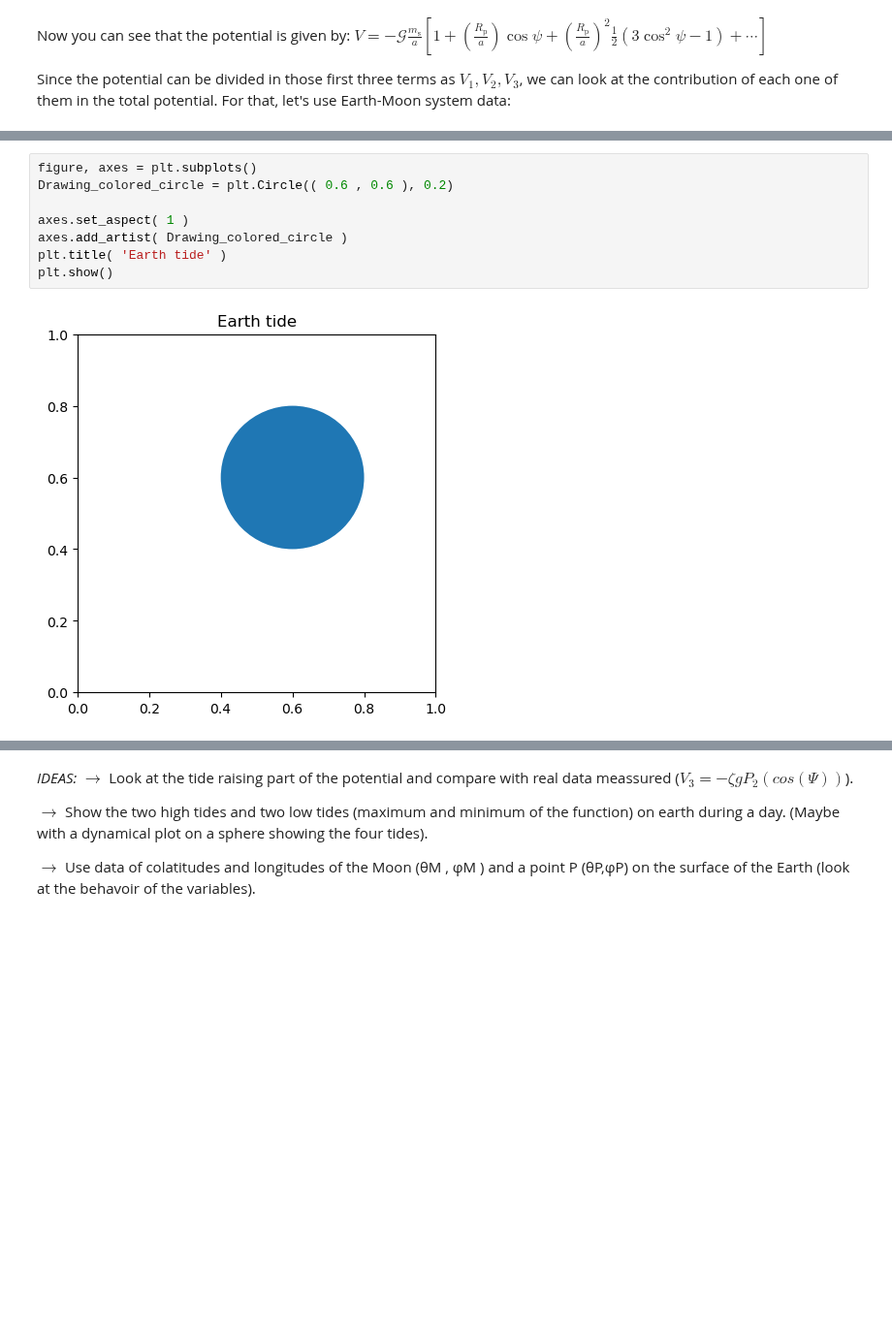
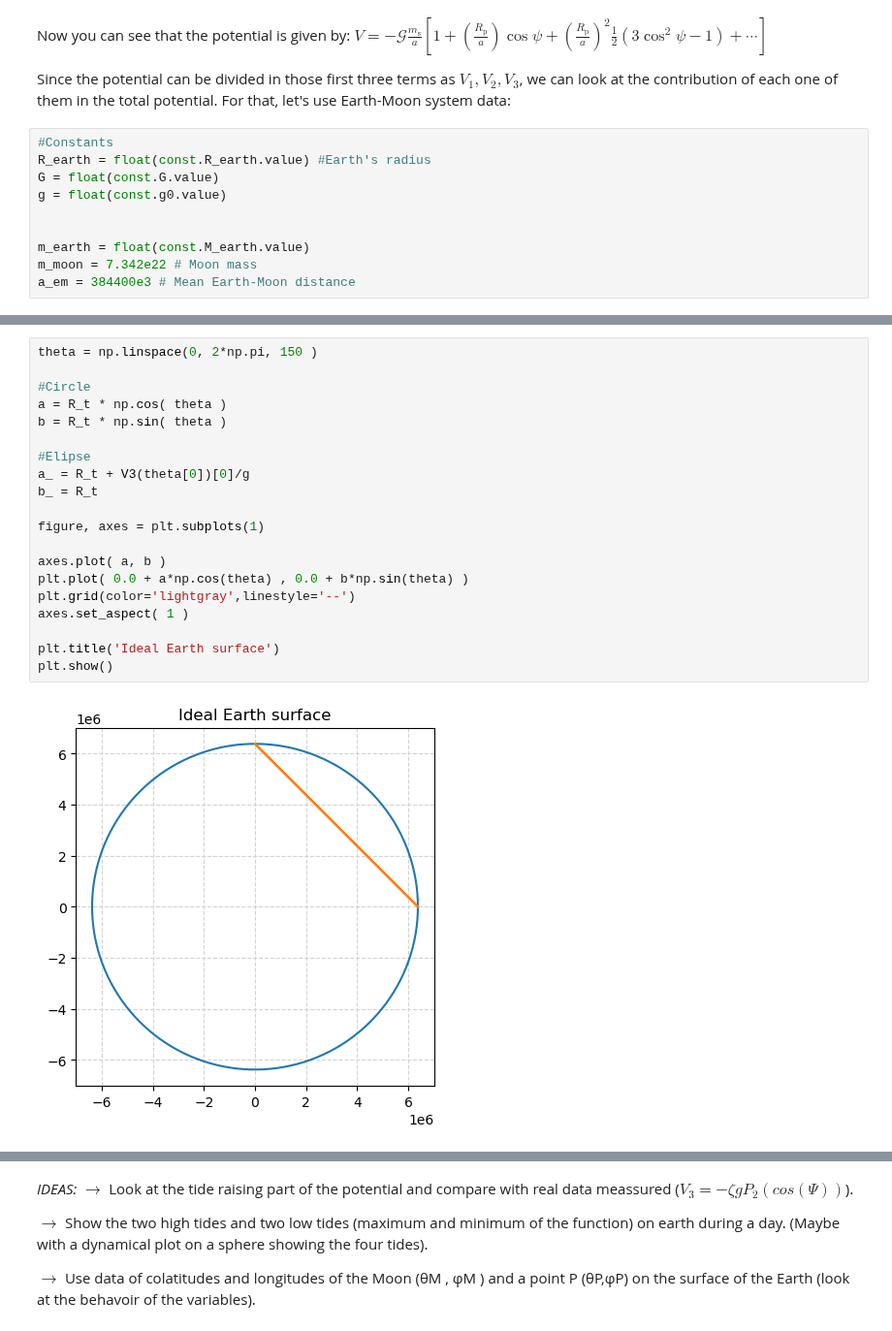
Before and after one commit to seap-udea/murray-dermott-action, a Jupyter notebook: TidesShape/Tides_Rotation_Shape .ipynb, the cells around one changed output, grey strips where cells are left out. Shown at 97% size. Drawn from its saved outputs; the diff is of its cells as text; blank space fills up the shorter version.

```diff
--- a/TidesShape/Tides_Rotation_Shape .ipynb
+++ b/TidesShape/Tides_Rotation_Shape .ipynb
@@ -56,4 +56,14 @@ Now you can see that the potential is given by:
 $V=-\mathcal{G} \frac{m_{\mathrm{s}}}{a}\left[1+\left(\frac{R_{\mathrm{p}}}{a}\right) \cos \psi+\left(\frac{R_{\mathrm{p}}}{a}\right)^2 \frac{1}{2}\left(3 \cos ^2 \psi-1\right)+\cdots\right]$
 
 Since the potential can be divided in those first three terms as $V_1, V_2, V_3$, we can look at the contribution of each one of them in the total potential. For that, let's use Earth-Moon system data:
+# %%
+#Constants
+R_earth = float(const.R_earth.value) #Earth's radius
+G = float(const.G.value)
+g = float(const.g0.value)
+
+
+m_earth = float(const.M_earth.value)
+m_moon = 7.342e22 # Moon mass
+a_em = 384400e3 # Mean Earth-Moon distance
 # %%
@@ -114,10 +142,22 @@ plt.show()
 # %%
-figure, axes = plt.subplots()
-Drawing_colored_circle = plt.Circle(( 0.6 , 0.6 ), 0.2)
+theta = np.linspace(0, 2*np.pi, 150 )
 
+#Circle
+a = R_t * np.cos( theta )
+b = R_t * np.sin( theta )
+
+#Elipse
+a_ = R_t + V3(theta[0])[0]/g
+b_ = R_t
+
+figure, axes = plt.subplots(1)
+
+axes.plot( a, b )
+plt.plot( 0.0 + a*np.cos(theta) , 0.0 + b*np.sin(theta) )
+plt.grid(color='lightgray',linestyle='--')
 axes.set_aspect( 1 )
-axes.add_artist( Drawing_colored_circle )
-plt.title( 'Earth tide' )
+
+plt.title('Ideal Earth surface')
 plt.show()
 # %% [output]
-[figure, old version]
+[figure, new version]
```
Also changed, not shown: parts of 32 cells of this notebook, 4 other files.
